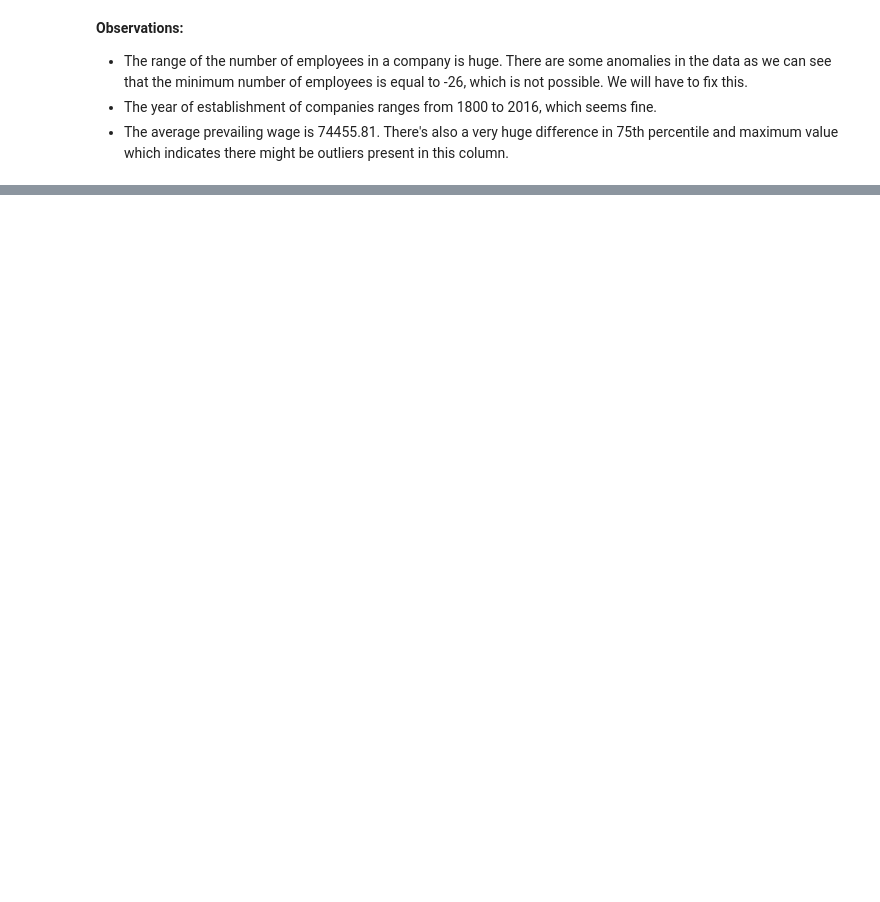
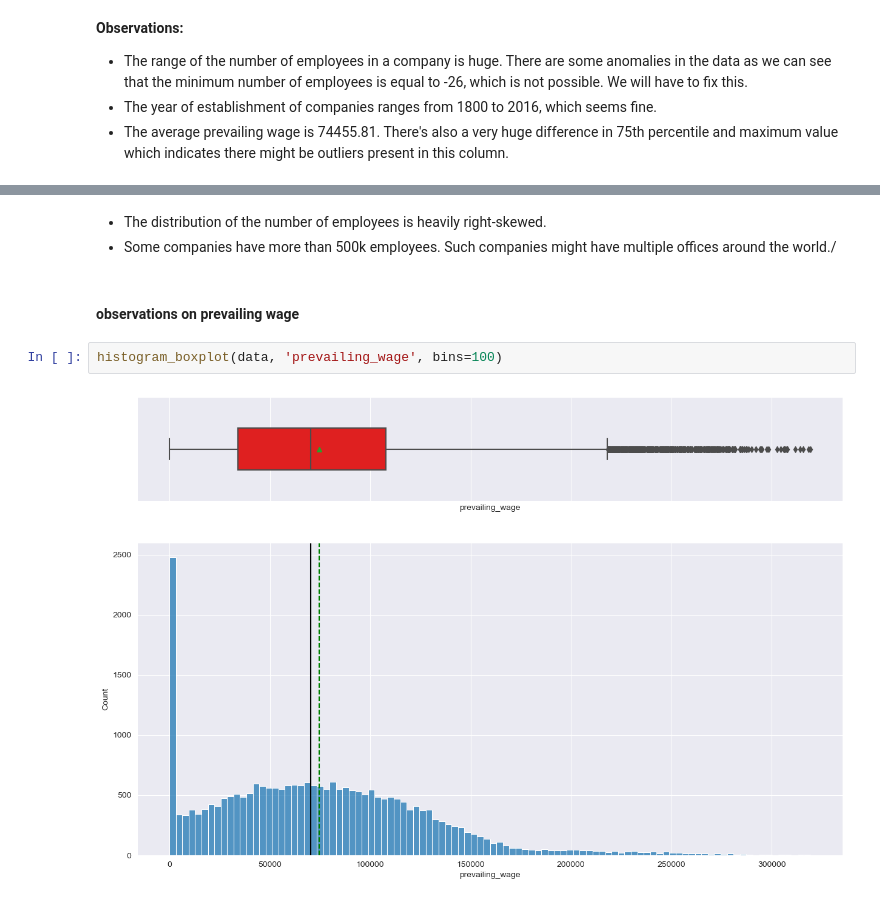
Before and after one commit to ArthurXia1031/Data_Science_Project, a Jupyter notebook: machine_learning/Easy_visa/easy_visa.ipynb, the cells around one changed output, grey strips where cells are left out. Drawn from its saved outputs; the diff is of its cells as text; blank space fills up the shorter version.

```diff
--- a/machine_learning/Easy_visa/easy_visa.ipynb
+++ b/machine_learning/Easy_visa/easy_visa.ipynb
@@ -121,0 +258,9 @@ data.describe(include='all').T
+# %% [markdown]
+* The distribution of the number of employees is heavily right-skewed.
+* Some companies have more than 500k employees. Such companies might have multiple offices around the world./
+# %% [markdown]
+#### observations on prevailing wage
+# %%
+histogram_boxplot(data, 'prevailing_wage', bins=100)
+# %% [output]
+[figure, added]
```
Also changed, not shown: parts of 51 cells of this notebook.
